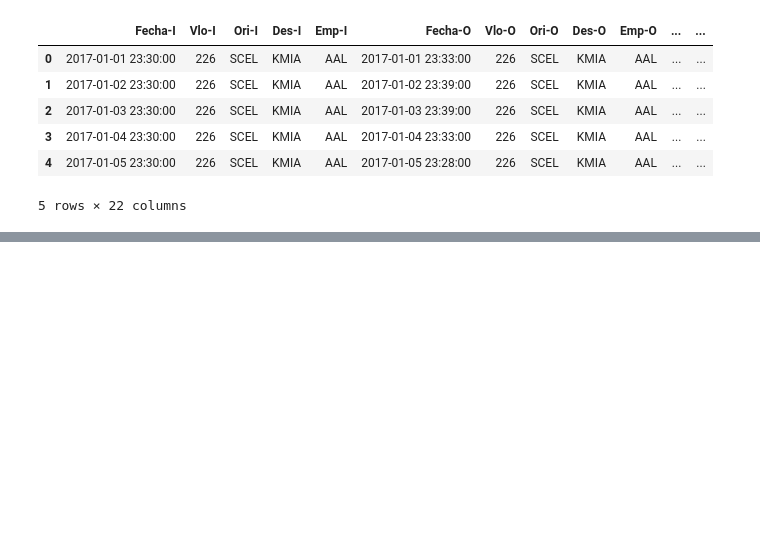
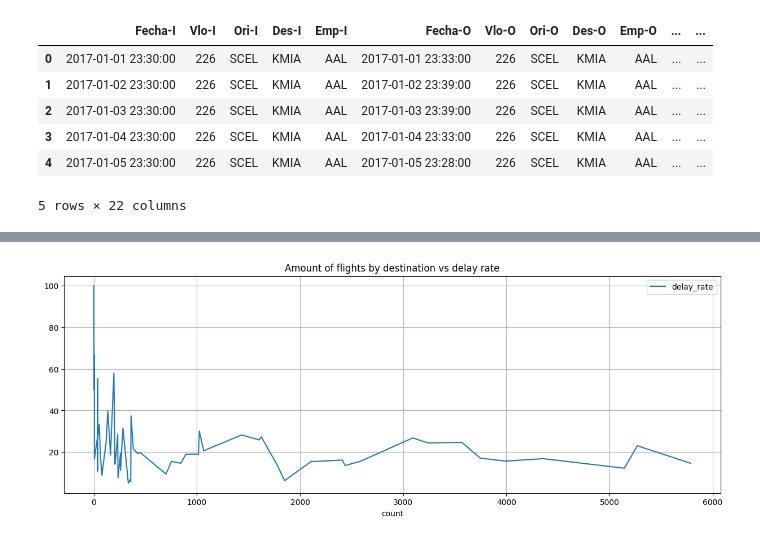
Before and after one commit to AlonsoLetelier/Data-Scientist-Challenge-LATAM, a Jupyter notebook: solutions.ipynb, the cells around one changed output, grey strips where cells are left out. Saved outputs shown, nothing was run; the diff lists cells and outputs as text; code cells hidden in the pictures; blank space fills up the shorter version.

```diff
--- a/solutions.ipynb
+++ b/solutions.ipynb
@@ -415,0 +461,2 @@ flight_delay_data.to_csv('Data/synthetic_features.csv', index=False)
+# %%
+count_data_dest = flight_delay_data[["Des-I", "atraso_15"]].groupby("Des-I").count().reset_index(level=0).rename(columns={"atraso_15": "count"})
@@ -415,0 +496,5 @@ flight_delay_data.to_csv('Data/synthetic_features.csv', index=False)
+# %%
+rate_data_dest.merge(count_data_dest, how="inner").sort_values(by="count").plot(x="count", y="delay_rate", figsize=(15,5), title= "Amount of flights by destination vs delay rate")
+plt.show()
+# %% [output]
+[figure, added]
```
Also changed, not shown: parts of 48 cells of this notebook.
